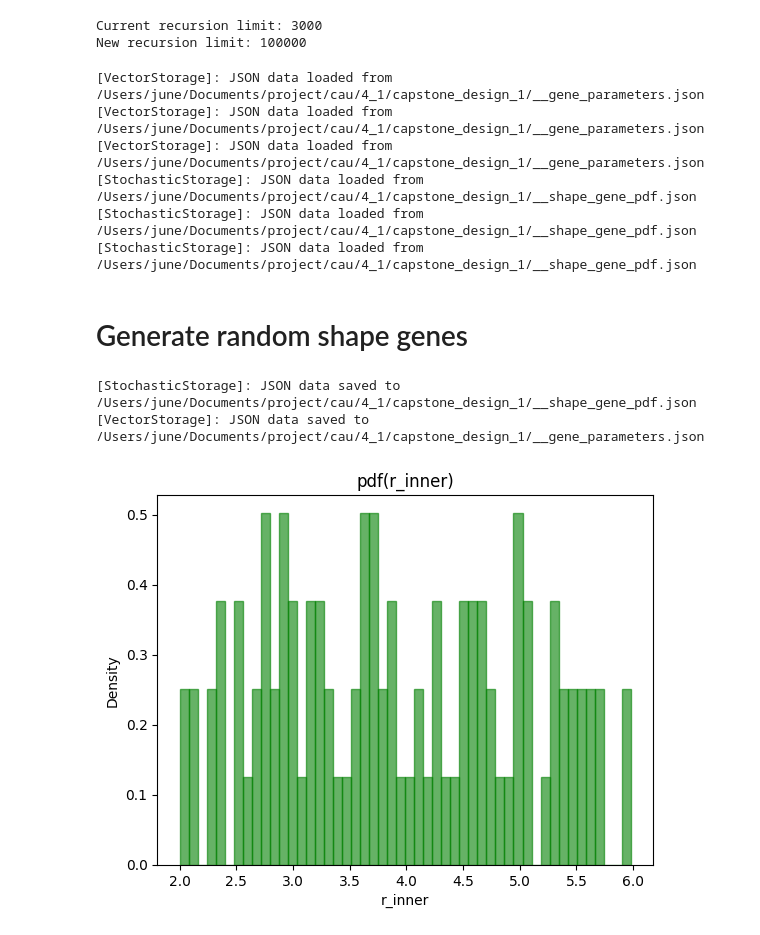
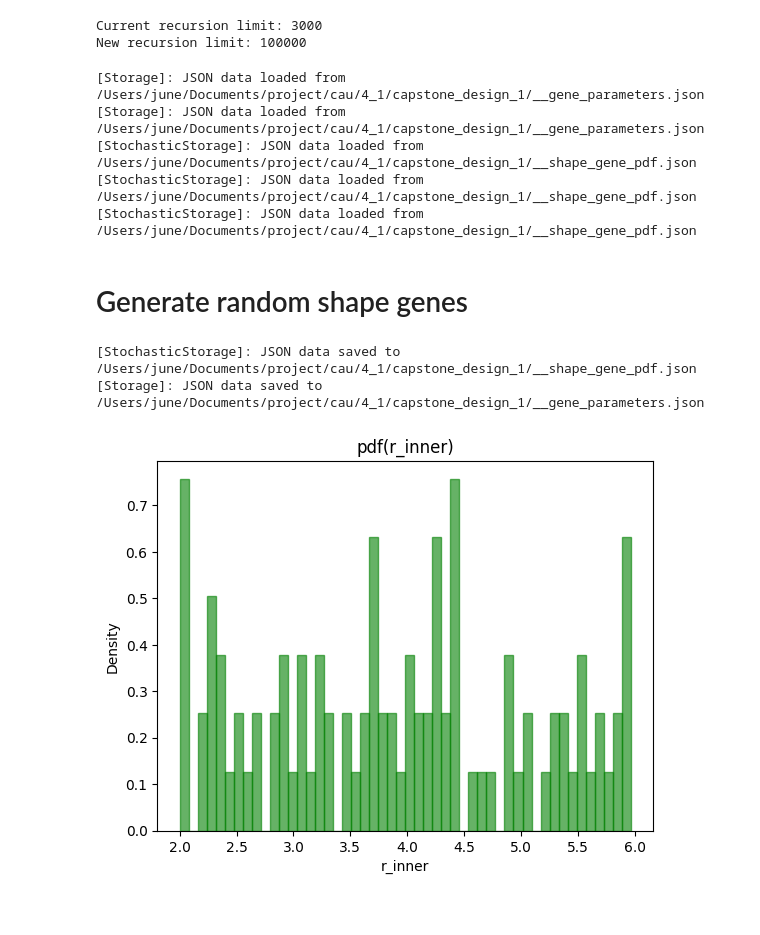
Before and after one commit to danpacho/capstone_1, a Jupyter notebook: test.gene.ipynb, the cells around one changed output. Drawn from its saved outputs; the diff is of its cells as text; code cells hidden in the pictures.

Commit message:
test: add gene test suites

```diff
--- a/test.gene.ipynb
+++ b/test.gene.ipynb
@@ -22,12 +22,12 @@ from src.ga.gene.shape.shape_variations import (
     triangle_params,
     wing_params,
     hole_params,
+    trapezoid_params,
 )
 from src.ga.gene.shape.shape_gene import ShapeGene
 # %% [output]
-[VectorStorage]: JSON data loaded from /Users/june/Documents/project/cau/4_1/capstone_design_1/__gene_parameters.json
-[VectorStorage]: JSON data loaded from /Users/june/Documents/project/cau/4_1/capstone_design_1/__gene_parameters.json
-[VectorStorage]: JSON data loaded from /Users/june/Documents/project/cau/4_1/capstone_design_1/__gene_parameters.json
+[Storage]: JSON data loaded from /Users/june/Documents/project/cau/4_1/capstone_design_1/__gene_parameters.json
+[Storage]: JSON data loaded from /Users/june/Documents/project/cau/4_1/capstone_design_1/__gene_parameters.json
 [StochasticStorage]: JSON data loaded from /Users/june/Documents/project/cau/4_1/capstone_design_1/__shape_gene_pdf.json
 [StochasticStorage]: JSON data loaded from /Users/june/Documents/project/cau/4_1/capstone_design_1/__shape_gene_pdf.json
 [StochasticStorage]: JSON data loaded from /Users/june/Documents/project/cau/4_1/capstone_design_1/__shape_gene_pdf.json
@@ -36,30 +36,29 @@ from src.ga.gene.shape.shape_gene import ShapeGene
 # %%
 genes: list[ShapeGene] = []
 for i in range(100):
     genes.extend(
         [
             ShapeGene(donut_params, gene_id=i),
-            # ShapeGene(donut_params, gene_id=f"{i}_a"),
-            # ShapeGene(donut_params, gene_id=f"{i}_b"),
+            ShapeGene(trapezoid_params, gene_id=i),
             ShapeGene(circle_params, gene_id=i),
             ShapeGene(triangle_params, gene_id=i),
             ShapeGene(wing_params, gene_id=i),
             ShapeGene(hole_params, gene_id=i),
         ]
     )
 
 # Mutation logics, uncomment to test
 for gene in genes:
     gene.mutate("rand")
 
 ShapeGene.pdf_storage.save()
 ShapeGene.parameter_storage.save()
 
 ShapeGene.pdf_storage.plot_distribution("r_inner")
 # %% [output]
 [StochasticStorage]: JSON data saved to /Users/june/Documents/project/cau/4_1/capstone_design_1/__shape_gene_pdf.json
-[VectorStorage]: JSON data saved to /Users/june/Documents/project/cau/4_1/capstone_design_1/__gene_parameters.json
+[Storage]: JSON data saved to /Users/june/Documents/project/cau/4_1/capstone_design_1/__gene_parameters.json
-[figure, old version]
+[figure, new version]
 # %%
 from src.grid.visualize_points import visualize_points
 
```
Also changed, not shown: parts of 11 cells of this notebook.
